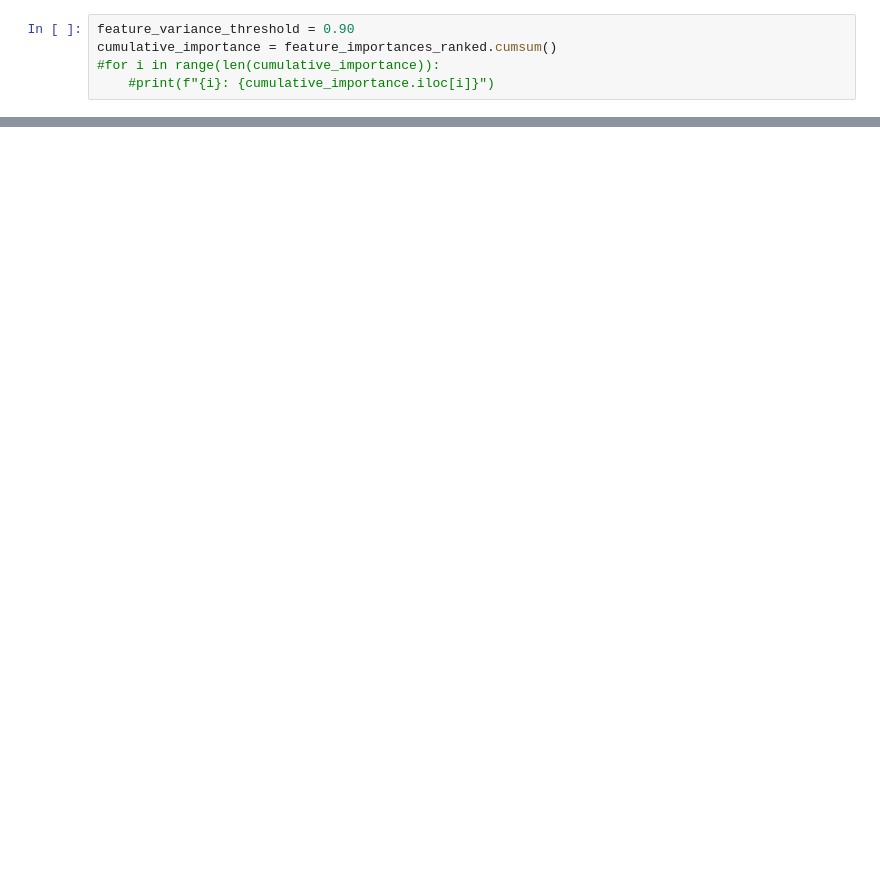
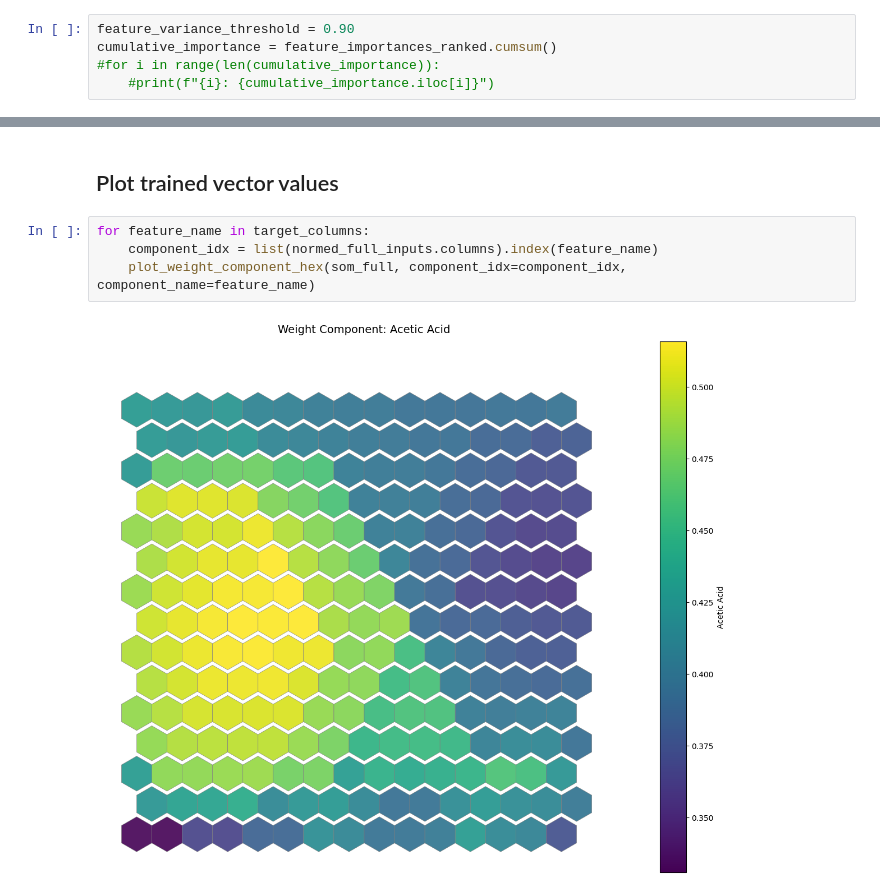
Before and after one commit to alpha-tango/butyricacid, a Jupyter notebook: analysis.ipynb, the cells around one changed output, grey strips where cells are left out. Saved outputs shown, nothing was run; the diff lists cells and outputs as text; blank space fills up the shorter version.

```diff
--- a/analysis.ipynb
+++ b/analysis.ipynb
@@ -177,0 +197,8 @@ for feature_name in target_columns:
+# %% [markdown]
+## Plot trained vector values
+# %%
+for feature_name in target_columns:
+    component_idx = list(normed_full_inputs.columns).index(feature_name)
+    plot_weight_component_hex(som_full, component_idx=component_idx, component_name=feature_name)
+# %% [output]
+[figure, added]
```
Also changed, not shown: parts of 12 cells of this notebook, 1 other file.
